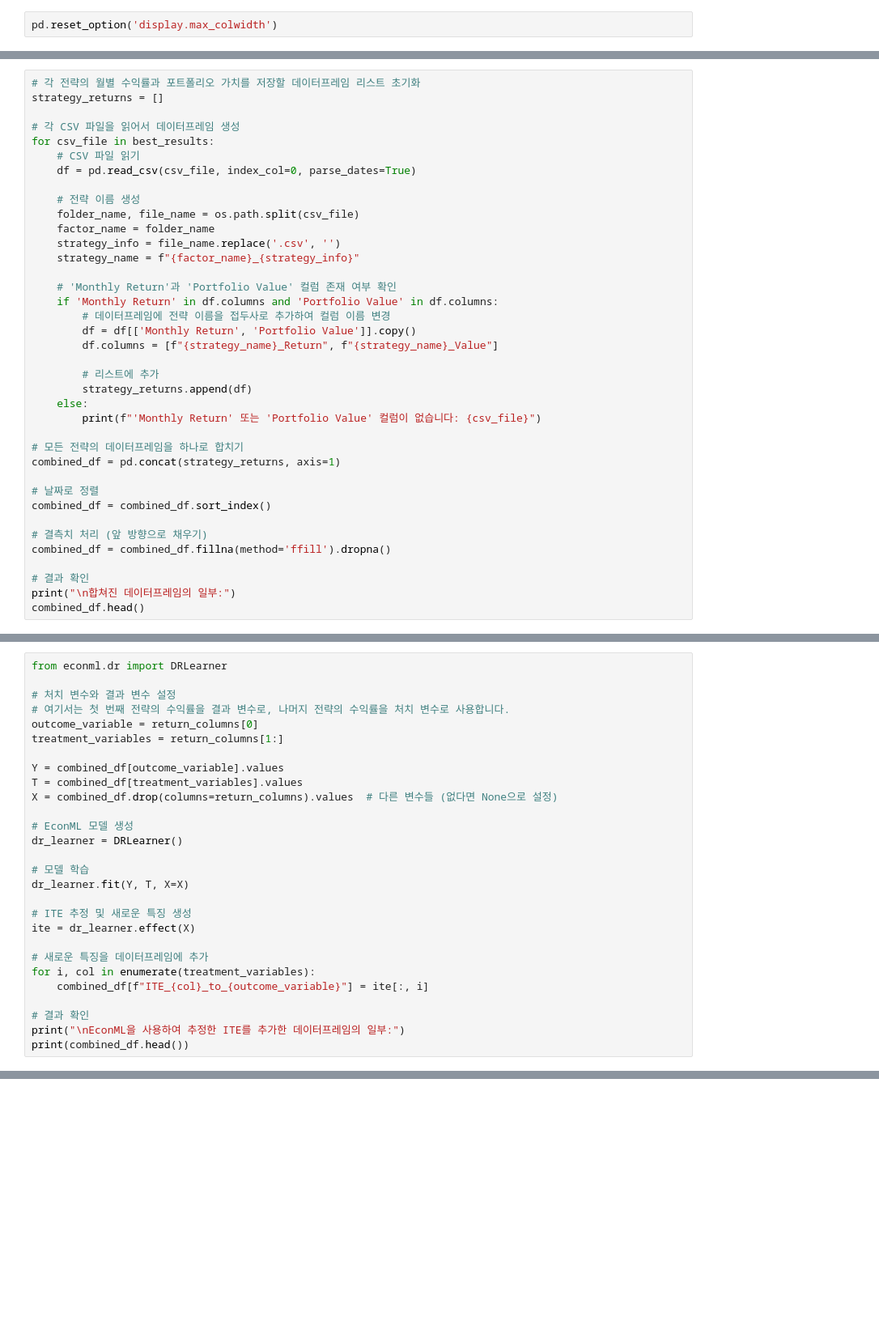
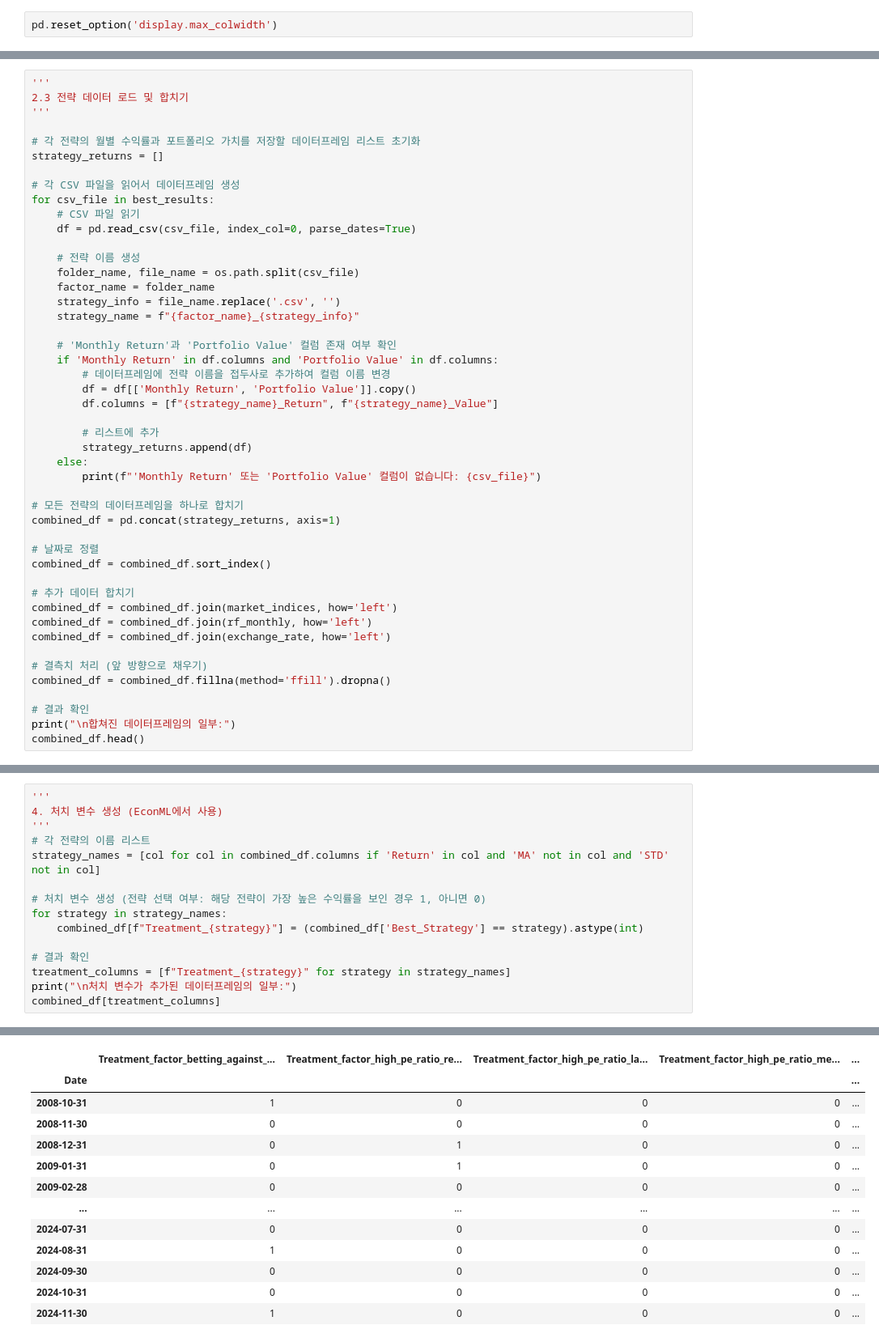
Before and after one commit to Crane-lupert/metafactor_DL, a Jupyter notebook: Untitled_backup.ipynb, the cells around one changed output, grey strips where cells are left out. Shown at 81% size. Saved outputs shown, nothing was run; the diff lists cells and outputs as text; blank space fills up the shorter version.

```diff
--- a/Untitled_backup.ipynb
+++ b/Untitled_backup.ipynb
@@ -1574,4 +1593,8 @@ factor_retained_earnings\rebalancing_1_threshold_0_1_cutoff_0_05_weighting_equal
 # %%
+'''
+2.3 전략 데이터 로드 및 합치기
+'''
+
 # 각 전략의 월별 수익률과 포트폴리오 가치를 저장할 데이터프레임 리스트 초기화
 strategy_returns = []
 
@@ -1603,6 +1626,11 @@ combined_df = pd.concat(strategy_returns, axis=1)
 # 날짜로 정렬
 combined_df = combined_df.sort_index()
 
+# 추가 데이터 합치기
+combined_df = combined_df.join(market_indices, how='left')
+combined_df = combined_df.join(rf_monthly, how='left')
+combined_df = combined_df.join(exchange_rate, how='left')
+
 # 결측치 처리 (앞 방향으로 채우기)
 combined_df = combined_df.fillna(method='ffill').dropna()
 
@@ -1642,28 +1681,16 @@ ValueError: The given structure is not acyclic. Please review the following cycl
 # %%
-from econml.dr import DRLearner
+'''
+4. 처치 변수 생성 (EconML에서 사용)
+'''
+# 각 전략의 이름 리스트
+strategy_names = [col for col in combined_df.columns if 'Return' in col and 'MA' not in col and 'STD' not in col]
 
-# 처치 변수와 결과 변수 설정
-# 여기서는 첫 번째 전략의 수익률을 결과 변수로, 나머지 전략의 수익률을 처치 변수로 사용합니다.
-outcome_variable = return_columns[0]
-treatment_variables = return_columns[1:]
-
-Y = combined_df[outcome_variable].values
-T = combined_df[treatment_variables].values
-X = combined_df.drop(columns=return_columns).values  # 다른 변수들 (없다면 None으로 설정)
-
-# EconML 모델 생성
-dr_learner = DRLearner()
-
-# 모델 학습
-dr_learner.fit(Y, T, X=X)
-
-# ITE 추정 및 새로운 특징 생성
-ite = dr_learner.effect(X)
-
-# 새로운 특징을 데이터프레임에 추가
-for i, col in enumerate(treatment_variables):
-    combined_df[f"ITE_{col}_to_{outcome_variable}"] = ite[:, i]
+# 처치 변수 생성 (전략 선택 여부: 해당 전략이 가장 높은 수익률을 보인 경우 1, 아니면 0)
+for strategy in strategy_names:
+    combined_df[f"Treatment_{strategy}"] = (combined_df['Best_Strategy'] == strategy).astype(int)
 
 # 결과 확인
-print("\nEconML을 사용하여 추정한 ITE를 추가한 데이터프레임의 일부:")
-print(combined_df.head())
+treatment_columns = [f"Treatment_{strategy}" for strategy in strategy_names]
+print("\n처치 변수가 추가된 데이터프레임의 일부:")
+combined_df[treatment_columns]
+# %% [output]
@@ -1669,0 +1698,13 @@ print(combined_df.head())
+|  | Treatment_factor_betting_against_... | Treatment_factor_high_pe_ratio_re... | Treatment_factor_high_pe_ratio_la... | Treatment_factor_high_pe_ratio_me... | ... |
+| Date |  |  |  |  | ... |
+| 2008-10-31 | 1 | 0 | 0 | 0 | ... |
+| 2008-11-30 | 0 | 0 | 0 | 0 | ... |
+| 2008-12-31 | 0 | 1 | 0 | 0 | ... |
+| 2009-01-31 | 0 | 1 | 0 | 0 | ... |
+| 2009-02-28 | 0 | 0 | 0 | 0 | ... |
+| ... | ... | ... | ... | ... | ... |
+| 2024-07-31 | 0 | 0 | 0 | 0 | ... |
+| 2024-08-31 | 1 | 0 | 0 | 0 | ... |
+| 2024-09-30 | 0 | 0 | 0 | 0 | ... |
+| 2024-10-31 | 0 | 0 | 0 | 0 | ... |
+| 2024-11-30 | 1 | 0 | 0 | 0 | ... |
```
Also changed, not shown: parts of 20 cells of this notebook, 3 other files.
